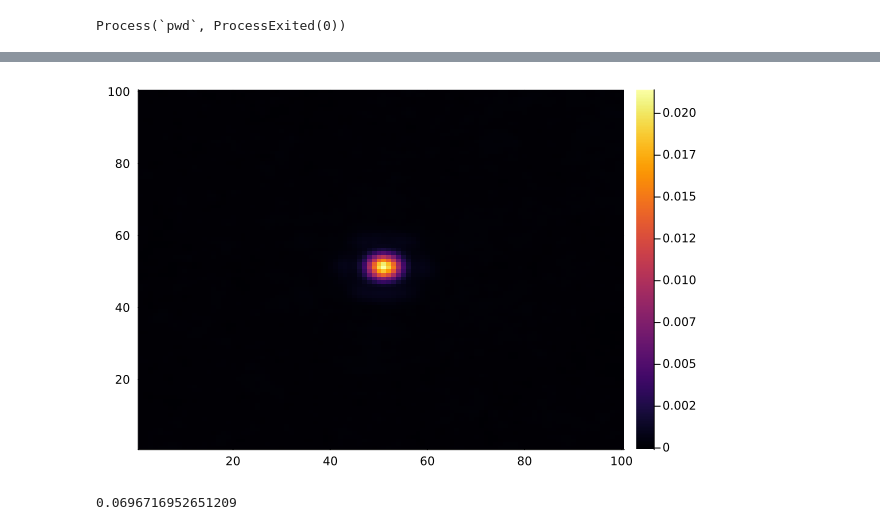
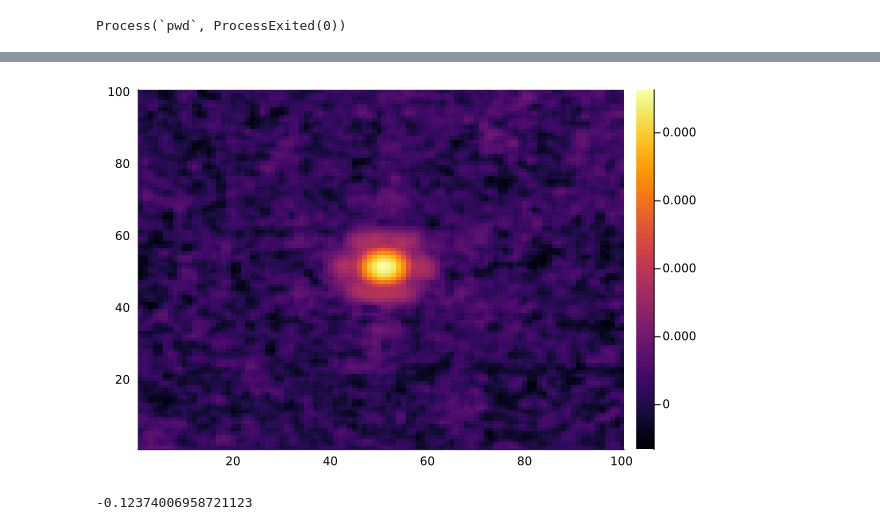
Before and after one commit to EdwardBerman/shopt, a Jupyter notebook: TutorialNotebook.ipynb, the cells around one changed output, grey strips where cells are left out. Drawn from its saved outputs; the diff is of its cells as text; code cells hidden in the pictures.

```diff
--- a/TutorialNotebook.ipynb
+++ b/TutorialNotebook.ipynb
@@ -141,14 +143,17 @@ log_data = symlog.(PSF, 0.0001)
 # %%
 # You Can Make This Nicer with Log Scaling and Image Processing Techniques
-heatmap(PSF)
+heatmap(log_data)
 # %% [output]
-[figure, old version]
+[figure, new version]
 # %%
 #Insert you're own radial function to this function and it will evaluate it at s(u,v), g1(u,v), g2(u,v)
 #analytic_profile = analytic_profile(u,v, s_matrix, g1_matrix, g2_matrix, radial_function)
 #Example
+u = 150
+v = 2.3
 
-prof(s,g1,g2) = s + g1 + g2
-analytic_profile(150, 2.3, s_matrix, g1_matrix, g2_matrix, prof)
+s = s_matrix[1]*u^3 + s_matrix[2]*v^3 + s_matrix[3]*u^2*v + s_matrix[4]*v^2*u + s_matrix[5]*u^2 + s_matrix[6]*v^2 + s_matrix[7]*u*v + s_matrix[8]*u + s_matrix[9]*v + s_matrix[10]
+g1 = g1_matrix[1]*u^3 + g1_matrix[2]*v^3 + g1_matrix[3]*u^2*v + g1_matrix[4]*v^2*u + g1_matrix[5]*u^2 + g1_matrix[6]*v^2 + g1_matrix[7]*u*v + g1_matrix[8]*u + g1_matrix[9]*v + g1_matrix[10]
+g2 = g2_matrix[1]*u^3 + g2_matrix[2]*v^3 + g2_matrix[3]*u^2*v + g2_matrix[4]*v^2*u + g2_matrix[5]*u^2 + g2_matrix[6]*v^2 + g2_matrix[7]*u*v + g2_matrix[8]*u + g2_matrix[9]*v + g2_matrix[10]
 # %% [output]
-0.0696716952651209
+-0.12374006958721123
```
Also changed, not shown: parts of 4 cells of this notebook, 2 other files.
